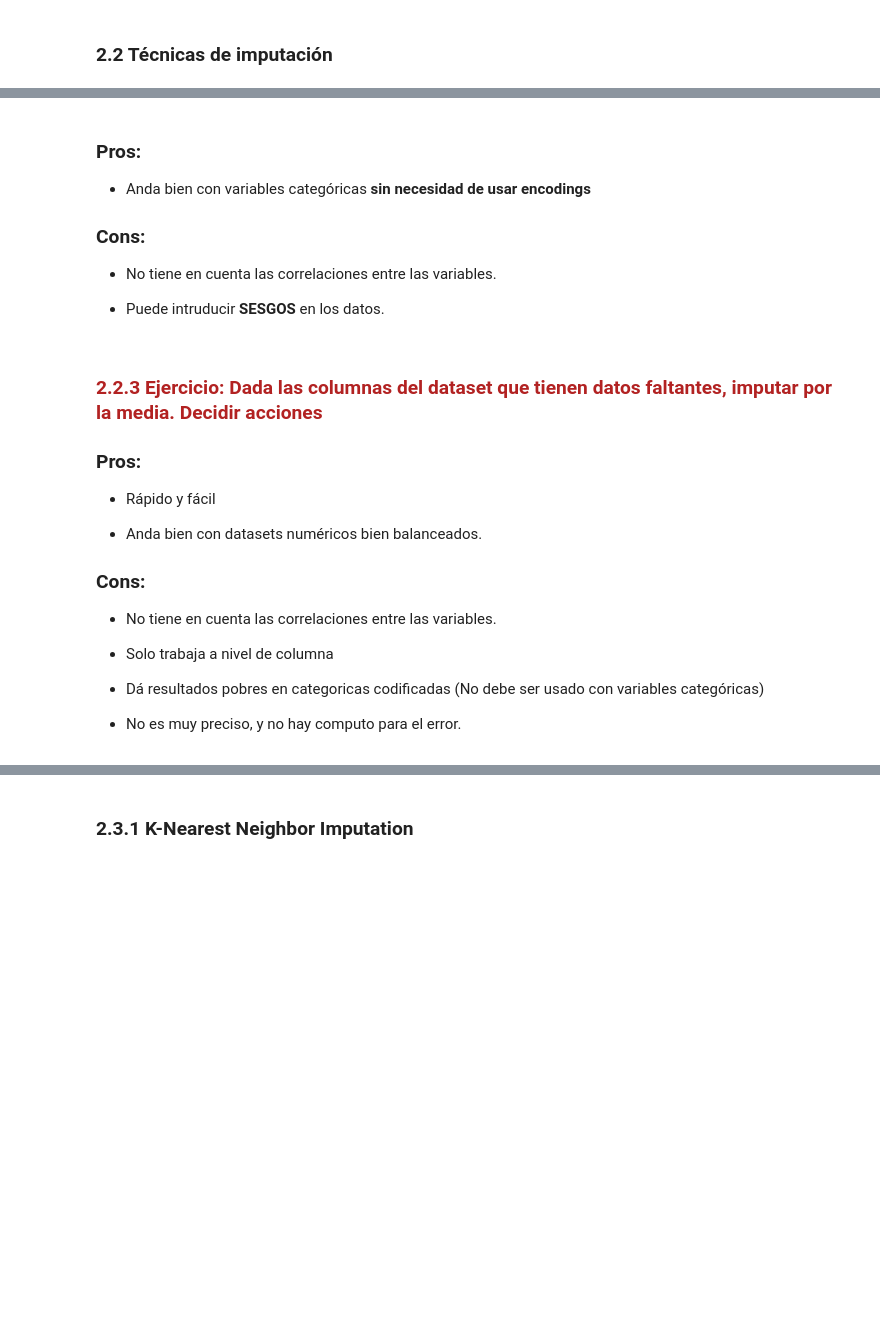
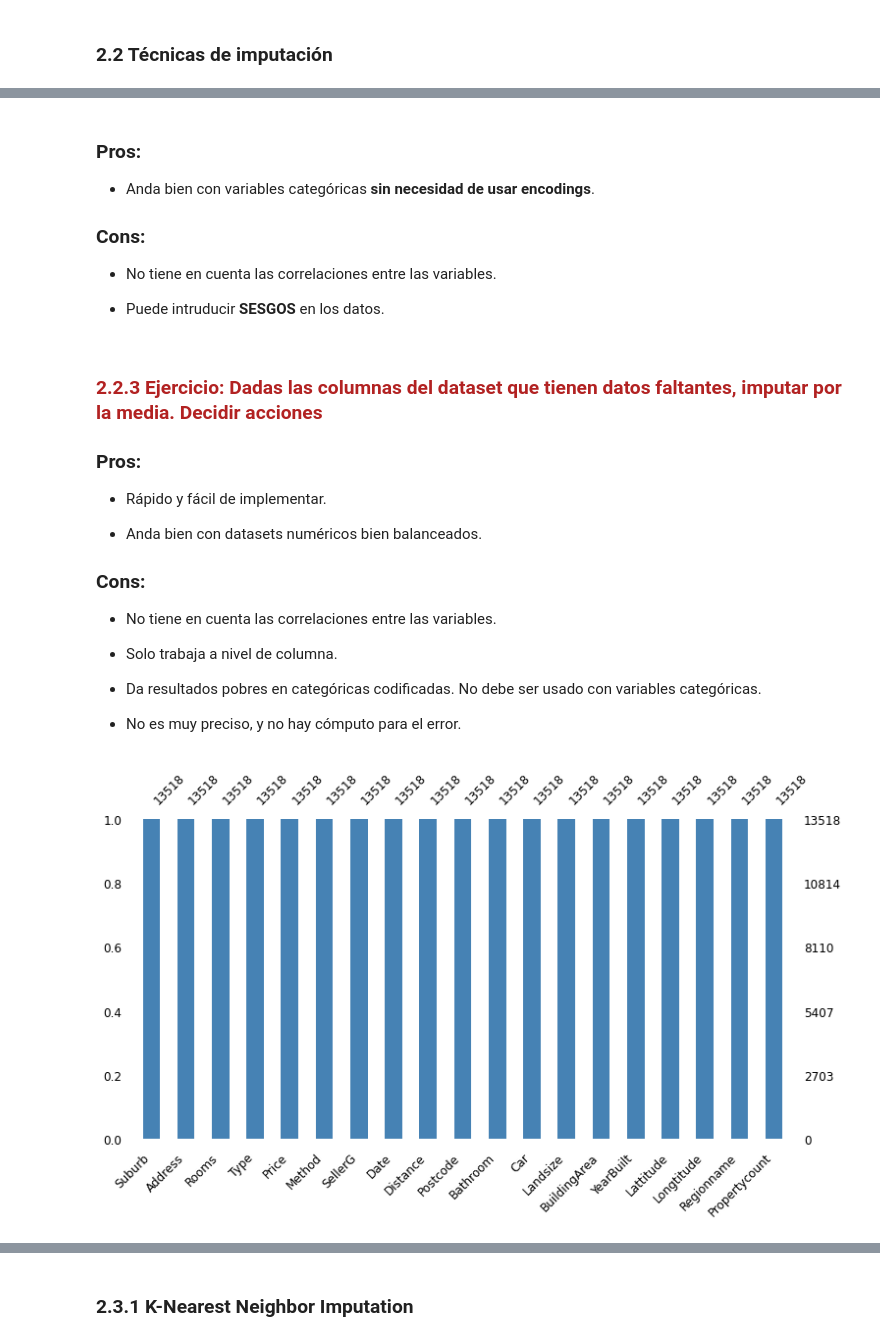
Before and after one commit to mgobbi289/DiploDatos, a Jupyter notebook: AnalisisyCuracion/03_DatosFaltantes.ipynb, the cells around one changed output, grey strips where cells are left out. Saved outputs shown, nothing was run; the diff lists cells and outputs as text; code cells hidden in the pictures; blank space fills up the shorter version.

```diff
--- a/AnalisisyCuracion/03_DatosFaltantes.ipynb
+++ b/AnalisisyCuracion/03_DatosFaltantes.ipynb
@@ -979,7 +1051,7 @@ melb_data_most_frequent.sample(10)
 # %% [markdown]
 ### Pros:
 
-- Anda bien con variables categóricas **sin necesidad de usar encodings**
+- Anda bien con variables categóricas **sin necesidad de usar encodings**.
 
 ### Cons:
 
@@ -987,11 +1059,11 @@ melb_data_most_frequent.sample(10)
 
 - Puede intruducir **SESGOS** en los datos.
 # %% [markdown]
-### <span style="color:FireBrick">**2.2.3 Ejercicio: Dada las columnas del dataset que tienen datos faltantes,  imputar por la media. Decidir acciones**</span>
+### <span style="color:FireBrick">**2.2.3 Ejercicio: Dadas las columnas del dataset que tienen datos faltantes, imputar por la media. Decidir acciones**</span>
 
 ### Pros:
 
-- Rápido y fácil
+- Rápido y fácil de implementar.
 
 - Anda bien con datasets numéricos bien balanceados.
 
@@ -999,8 +1071,25 @@ melb_data_most_frequent.sample(10)
 
 - No tiene en cuenta las correlaciones entre las variables.
 
-- Solo trabaja a nivel de columna
+- Solo trabaja a nivel de columna.
 
-- Dá resultados pobres en categoricas codificadas (No debe ser usado con variables categóricas)
+- Da resultados pobres en categóricas codificadas.
+  No debe ser usado con variables categóricas.
 
-- No es muy preciso, y no hay computo para el error.
+- No es muy preciso, y no hay cómputo para el error.
+# %%
+# Imputing with mean
+from sklearn.impute import SimpleImputer
+
+melb_data_mean = melb_df.copy()
+
+relevant_cols = ['BuildingArea', 'YearBuilt']
+# %%
+# Setting strategy to 'mean'
+mean_imputer = SimpleImputer(strategy='mean')
+
+melb_data_mean[relevant_cols] = mean_imputer.fit_transform(melb_data_mean[relevant_cols])
+
+msno.bar(melb_data_mean, figsize=(12, 6), fontsize=12, color='steelblue');
+# %% [output]
+[figure, added]
```
Also changed, not shown: parts of 49 cells of this notebook.
